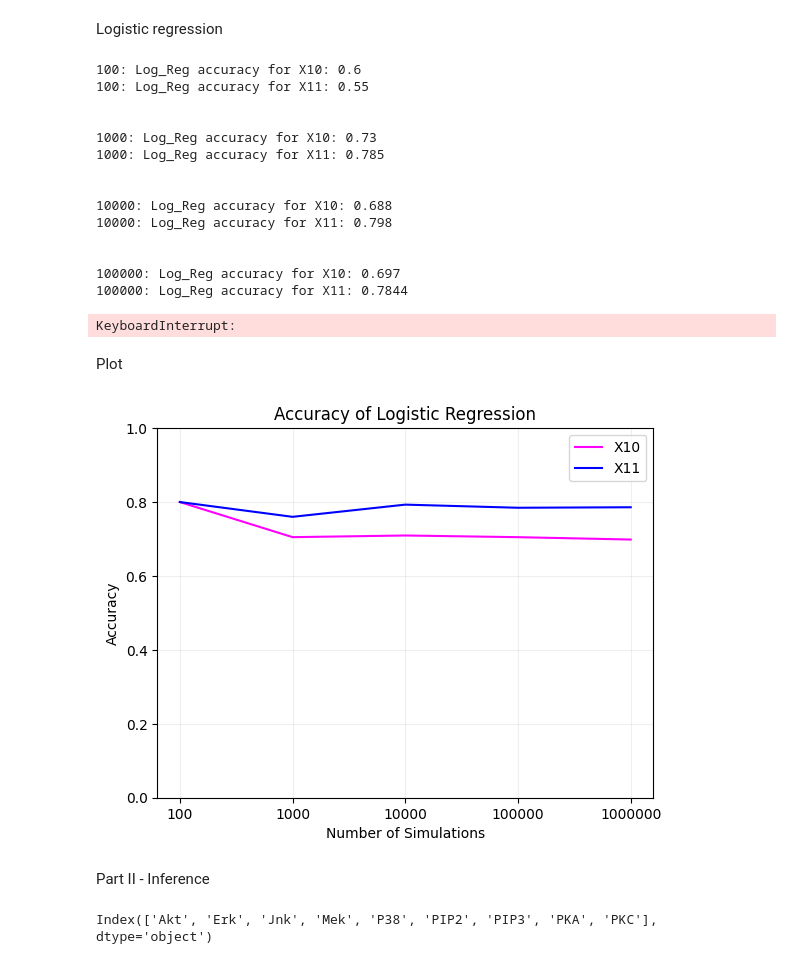
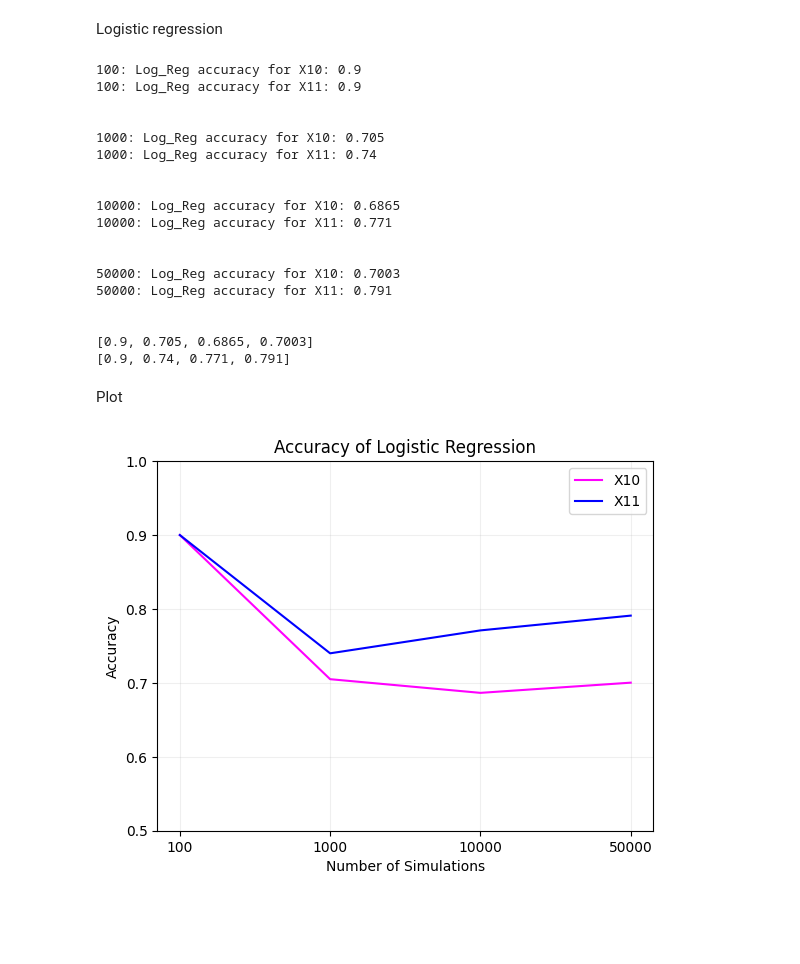
Before and after one commit to AblaZe42/MODCOM_PROJECT, a Jupyter notebook: sky.ipynb, the cells around one changed output. Saved outputs shown, nothing was run; the diff lists cells and outputs as text; code cells hidden in the pictures; blank space fills up the shorter version.

```diff
--- a/sky.ipynb
+++ b/sky.ipynb
@@ -318,7 +318,7 @@ log = LogisticRegression(random_state=42, max_iter=1000)
 lst_10 = []
 lst_11 = []
 
-for i in [100, 1000, 10000, 100000, 1000000]:
+for i in [100, 1000, 10000, 50000]:
     df_sim_data = forward(0.5, i)
     y_10 = df_sim_data.pop('X10')
     y_11 = df_sim_data.pop('X11')
@@ -342,38 +342,35 @@ for i in [100, 1000, 10000, 100000, 1000000]:
 print(lst_10)
 print(lst_11)
 # %% [output]
-100: Log_Reg accuracy for X10: 0.6
-100: Log_Reg accuracy for X11: 0.55
+100: Log_Reg accuracy for X10: 0.9
+100: Log_Reg accuracy for X11: 0.9
 
 
-1000: Log_Reg accuracy for X10: 0.73
-1000: Log_Reg accuracy for X11: 0.785
+1000: Log_Reg accuracy for X10: 0.705
+1000: Log_Reg accuracy for X11: 0.74
 
 
-10000: Log_Reg accuracy for X10: 0.688
-10000: Log_Reg accuracy for X11: 0.798
+10000: Log_Reg accuracy for X10: 0.6865
+10000: Log_Reg accuracy for X11: 0.771
 
 
-100000: Log_Reg accuracy for X10: 0.697
-100000: Log_Reg accuracy for X11: 0.7844
+50000: Log_Reg accuracy for X10: 0.7003
+50000: Log_Reg accuracy for X11: 0.791
+
+
+[0.9, 0.705, 0.6865, 0.7003]
+[0.9, 0.74, 0.771, 0.791]
-KeyboardInterrupt:
 # %% [markdown]
 Plot
 # %%
-plt.plot(['100', '1000', '10000', '100000', '1000000'], lst_10, label='X10', color='magenta')
-plt.plot(['100', '1000', '10000', '100000', '1000000'], lst_11, label='X11', color='blue')
+plt.plot(['100', '1000', '10000', '50000'], lst_10, label='X10', color='magenta')
+plt.plot(['100', '1000', '10000', '50000'], lst_11, label='X11', color='blue')
 plt.xlabel('Number of Simulations')
 plt.ylabel('Accuracy')
-plt.ylim(0, 1)
+plt.ylim(0.5, 1)
 plt.title('Accuracy of Logistic Regression')
 plt.grid(alpha=0.2)
 plt.legend()
 plt.show()
 # %% [output]
-[figure, old version]
+[figure, new version]
-# %% [markdown]
-Part II - Inference
-# %%
-df_bin.columns
-# %% [output]
-Index(['Akt', 'Erk', 'Jnk', 'Mek', 'P38', 'PIP2', 'PIP3', 'PKA', 'PKC'], dtype='object')
```
Also changed, not shown: parts of 2 cells of this notebook, 1 other file.
